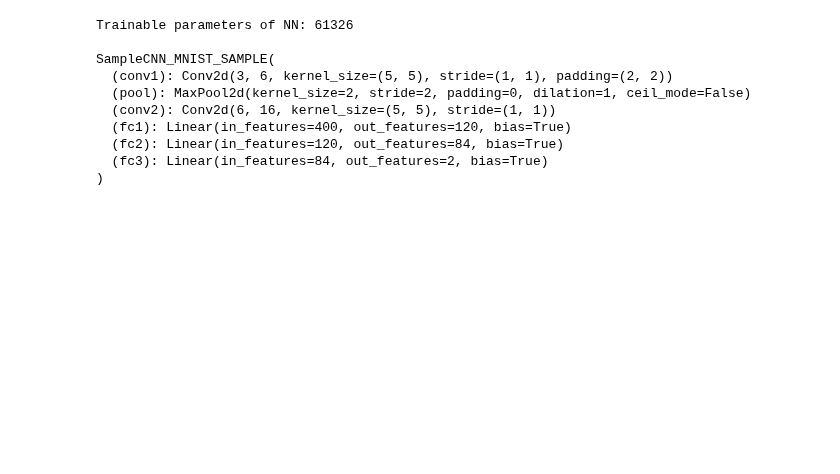
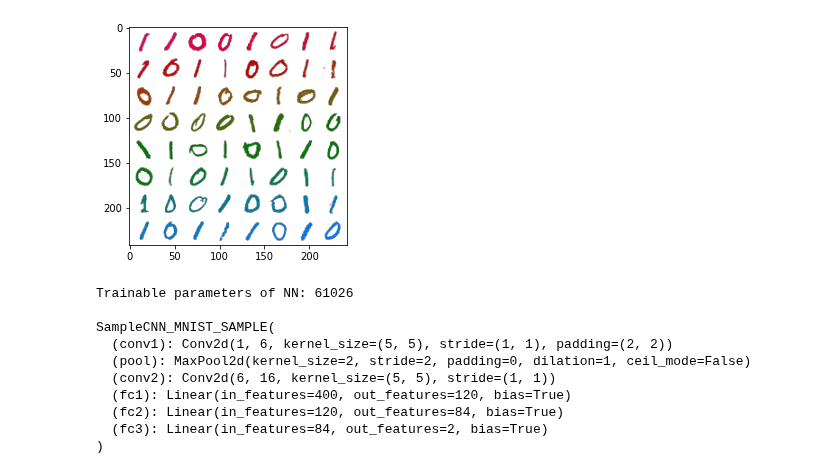
Before and after one commit to giotto-ai/giotto-deep, a Jupyter notebook: examples/MNIST_SAMPLE_Decision_Boundary.ipynb, the cells around one changed output. Cells and saved outputs as stored; diff of their text form; code cells hidden in the pictures; blank space fills up the shorter version.

```diff
--- a/examples/MNIST_SAMPLE_Decision_Boundary.ipynb
+++ b/examples/MNIST_SAMPLE_Decision_Boundary.ipynb
@@ -63,0 +75,9 @@ y_train = torch.cat((torch.zeros(three_tensors.shape[0]), torch.ones(three_tenso
+# %%
+colormap = lab_color_scale(hue=0.5, rot=250./360, chroma=100., l=40)
+
+def heat_imshow(img, heat):
+    img = img * 0.3081 + 0.1307     # unnormalize
+    npimg = img.numpy()[:,0,:,:]
+    npimg = np.einsum('ikl, im->imkl', npimg ,colormap(heat))
+    npimg = torchvision.utils.make_grid(torch.from_numpy(npimg)).numpy()
+    return np.transpose(npimg, (1, 2, 0))
@@ -64,15 +89,24 @@ y_train = torch.cat((torch.zeros(three_tensors.shape[0]), torch.ones(three_tenso
+# %%
+# get some random training images
+dataiter = iter(trainloader)
+images, labels = dataiter.next()
+
+# show images
+heat=heat_imshow(images, np.arange(0,1.,1./64))
+# %% [output]
+[figure, added]
 # %%
-digit_detect_nn= SampleCNN_MNIST_SAMPLE()
+digit_detect_nn= SampleCNN_MNIST_SAMPLE().to(dev)
 
 print("Trainable parameters of NN:",\
     sum(p.numel() for p in digit_detect_nn.parameters()), '\n')
 
 print(digit_detect_nn)
 # %% [output]
-Trainable parameters of NN: 61326
+Trainable parameters of NN: 61026
 
 SampleCNN_MNIST_SAMPLE(
-  (conv1): Conv2d(3, 6, kernel_size=(5, 5), stride=(1, 1), padding=(2, 2))
+  (conv1): Conv2d(1, 6, kernel_size=(5, 5), stride=(1, 1), padding=(2, 2))
   (pool): MaxPool2d(kernel_size=2, stride=2, padding=0, dilation=1, ceil_mode=False)
   (conv2): Conv2d(6, 16, kernel_size=(5, 5), stride=(1, 1))
   (fc1): Linear(in_features=400, out_features=120, bias=True)
```
Also changed, not shown: parts of 19 cells of this notebook, 3 other files.
